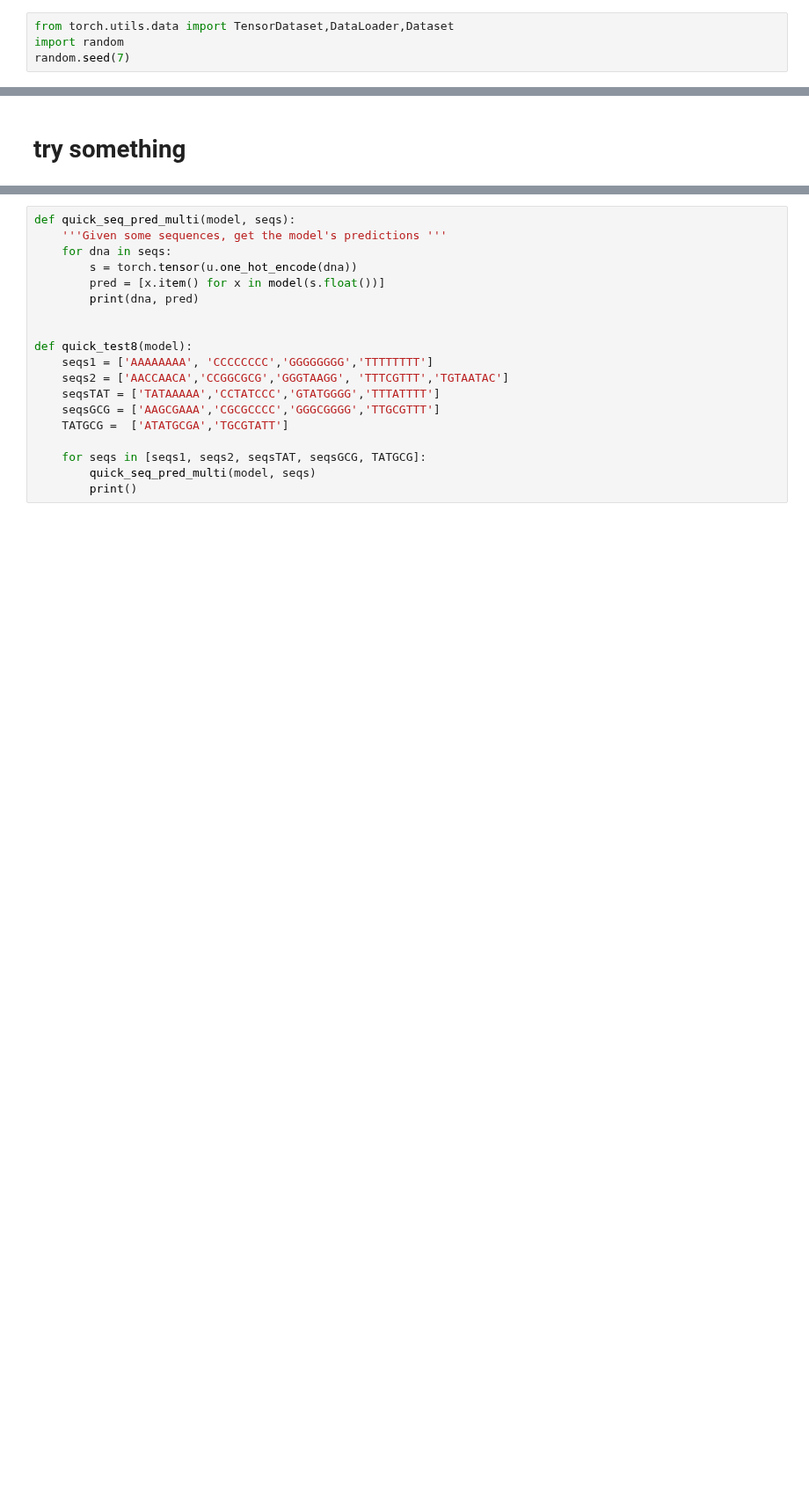
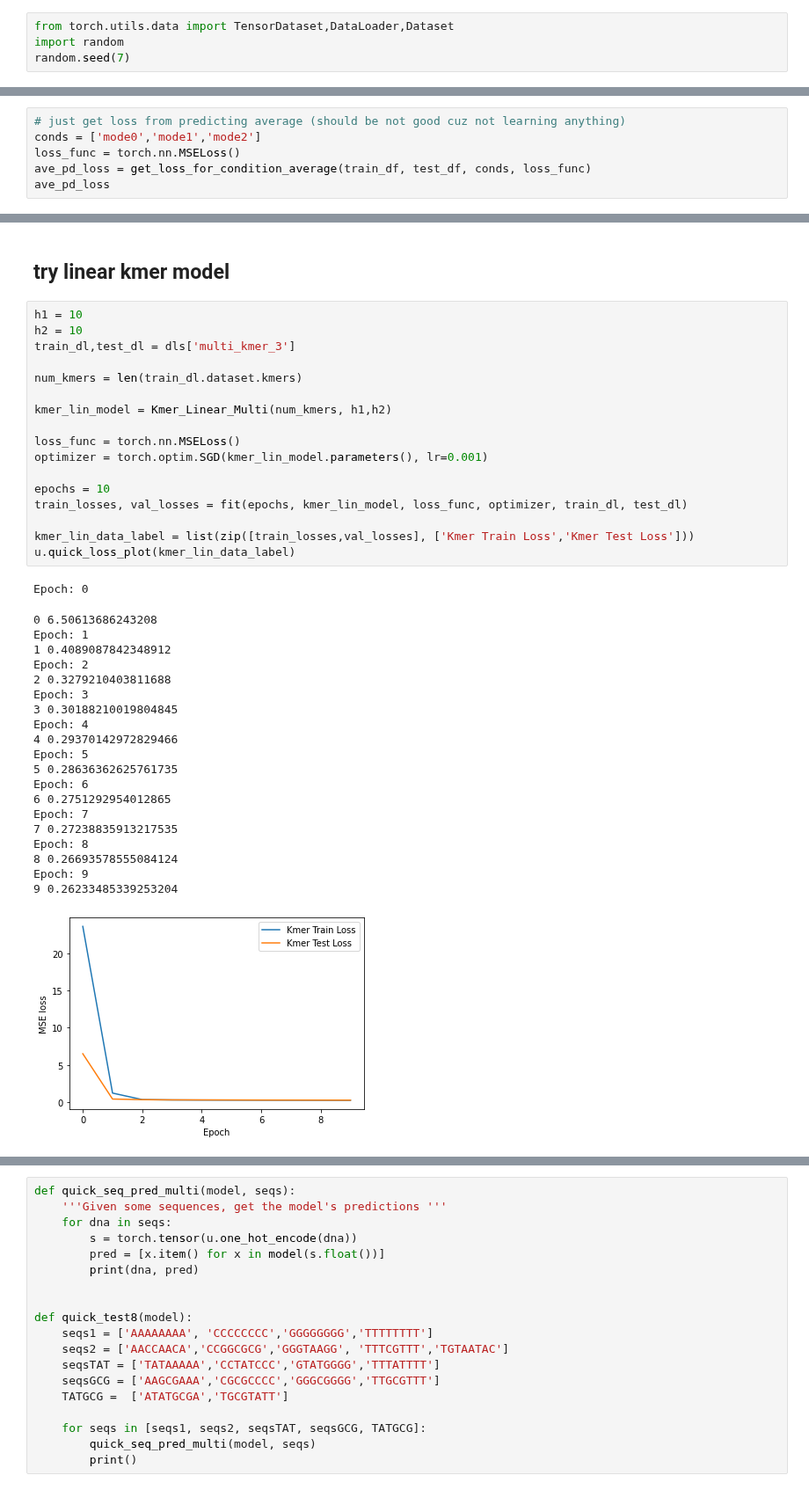
Before and after one commit to erinhwilson/deep-5g-sandbox, a Jupyter notebook: full_synthetic_data_analysis_multitask.ipynb, the cells around one changed output, grey strips where cells are left out. Shown at 88% size. Cells and saved outputs as stored; diff of their text form; blank space fills up the shorter version.

Commit message:
added kmer models to multitask notebook

```diff
--- a/full_synthetic_data_analysis_multitask.ipynb
+++ b/full_synthetic_data_analysis_multitask.ipynb
@@ -131,0 +285,6 @@ class MultiTaskDataset(Dataset):
+# %%
+# just get loss from predicting average (should be not good cuz not learning anything)
+conds = ['mode0','mode1','mode2']
+loss_func = torch.nn.MSELoss()
+ave_pd_loss = get_loss_for_condition_average(train_df, test_df, conds, loss_func)
+ave_pd_loss
@@ -288,2 +443,41 @@ def fit(epochs, model, loss_func, opt, train_dl, test_dl):
 # %% [markdown]
-# try something
+## try linear kmer model
+# %%
+h1 = 10
+h2 = 10
+train_dl,test_dl = dls['multi_kmer_3']
+
+num_kmers = len(train_dl.dataset.kmers)
+
+kmer_lin_model = Kmer_Linear_Multi(num_kmers, h1,h2)
+
+loss_func = torch.nn.MSELoss()
+optimizer = torch.optim.SGD(kmer_lin_model.parameters(), lr=0.001)
+
+epochs = 10
+train_losses, val_losses = fit(epochs, kmer_lin_model, loss_func, optimizer, train_dl, test_dl)
+
+kmer_lin_data_label = list(zip([train_losses,val_losses], ['Kmer Train Loss','Kmer Test Loss']))
+u.quick_loss_plot(kmer_lin_data_label)
+# %% [output]
+Epoch: 0
+0 6.50613686243208
+Epoch: 1
+1 0.4089087842348912
+Epoch: 2
+2 0.3279210403811688
+Epoch: 3
+3 0.30188210019804845
+Epoch: 4
+4 0.29370142972829466
+Epoch: 5
+5 0.28636362625761735
+Epoch: 6
+6 0.2751292954012865
+Epoch: 7
+7 0.27238835913217535
+Epoch: 8
+8 0.26693578555084124
+Epoch: 9
+9 0.26233485339253204
+[figure, added]
```
Also changed, not shown: parts of 40 cells of this notebook.
